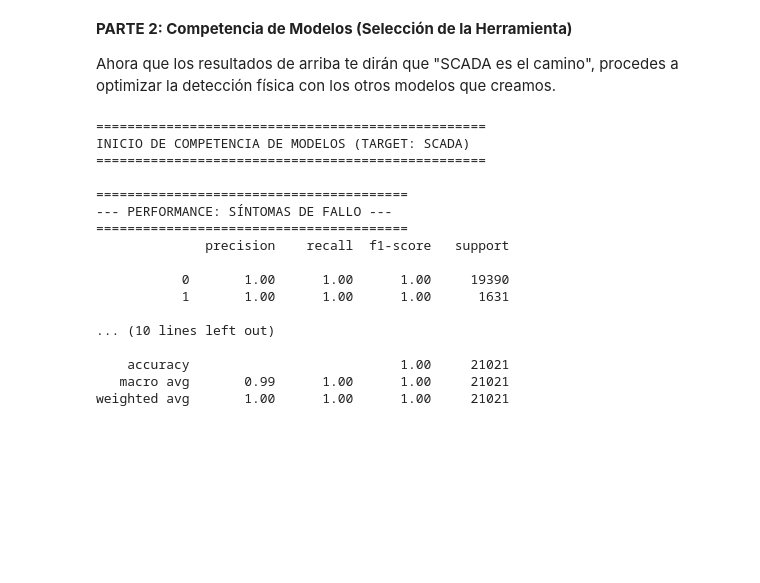
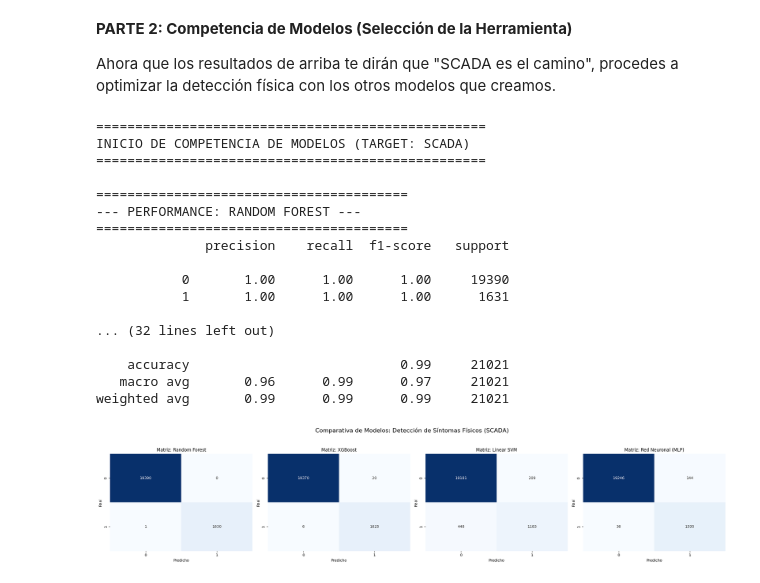
Before and after one commit to BryanInche/27.tfm_enagas_ia, a Jupyter notebook: notebooks/04_Modelado_Supervisado.ipynb, the cells around one changed output. Drawn from its saved outputs; the diff is of its cells as text; code cells hidden in the pictures; blank space fills up the shorter version.

Commit message:
modelos_ml_expe

```diff
--- a/notebooks/04_Modelado_Supervisado.ipynb
+++ b/notebooks/04_Modelado_Supervisado.ipynb
@@ -116,15 +96,21 @@ def entrenar_xgboost(X_train, X_test, y_train, y_test):
     print(classification_report(y_test, y_pred))
     return model, y_pred
 # %%
-from sklearn.svm import SVC
+from sklearn.svm import LinearSVC
+from sklearn.calibration import CalibratedClassifierCV
 
 def entrenar_svm(X_train, X_test, y_train, y_test):
-    # 'balanced' ajusta pesos automáticamente según la frecuencia de clase
-    model = SVC(kernel='rbf', class_weight='balanced', probability=True, random_state=42)
+    # 1. Definimos el modelo lineal rápido
+    # 'dual=False' se recomienda cuando el número de muestras es mayor al de variables
+    base_svc = LinearSVC(class_weight='balanced', random_state=42, max_iter=5000, dual=False)
+
+    # 2. Lo envolvemos para obtener probabilidades (predict_proba)
+    model = CalibratedClassifierCV(base_svc)
+
     model.fit(X_train, y_train)
     y_pred = model.predict(X_test)
 
-    print("\n--- PERFORMANCE: SVM ---")
+    print("\n--- PERFORMANCE: LINEAR SVM (Optimizado) ---")
     print(classification_report(y_test, y_pred))
     return model, y_pred
 # %%
@@ -198,7 +184,7 @@ print("\n" + "="*50)
 print("INICIO DE COMPETENCIA DE MODELOS (TARGET: SCADA)")
 print("="*50)
 # Ejecutar modelos
-model_rf, pred_rf = entrenar_rf(X_train_scada, X_test_scada, y_train_scada, y_test_scada, "SÍNTOMAS DE FALLO" )
+model_rf, pred_rf = entrenar_rf(X_train_scada, X_test_scada, y_train_scada, y_test_scada, "RANDOM FOREST" )
 model_xgb, pred_xgb = entrenar_xgboost(X_train_scada, X_test_scada, y_train_scada, y_test_scada)
 model_svm, pred_svm = entrenar_svm(X_train_scada, X_test_scada, y_train_scada, y_test_scada)
 model_nn, pred_nn = entrenar_mlp_nn(X_train_scada, X_test_scada, y_train_scada, y_test_scada)
@@ -208,15 +194,46 @@ INICIO DE COMPETENCIA DE MODELOS (TARGET: SCADA)
 ==================================================
 
 ========================================
---- PERFORMANCE: SÍNTOMAS DE FALLO ---
+--- PERFORMANCE: RANDOM FOREST ---
 ========================================
               precision    recall  f1-score   support
 
            0       1.00      1.00      1.00     19390
            1       1.00      1.00      1.00      1631
 
-... (10 lines left out)
+... (32 lines left out)
 
-    accuracy                           1.00     21021
-   macro avg       0.99      1.00      1.00     21021
-weighted avg       1.00      1.00      1.00     21021
+    accuracy                           0.99     21021
+   macro avg       0.96      0.99      0.97     21021
+weighted avg       0.99      0.99      0.99     21021
+# %%
+# --- Visualización de la Competencia ---
+import seaborn as sns
+from sklearn.metrics import confusion_matrix
+import matplotlib.pyplot as plt
+
+# 1. Definición de la Función
+def plot_confusion_en_eje(y_real, y_pred, titulo, ax_obj):
+    """
+    Dibuja la matriz de confusión en un eje específico del subplot.
+    """
+    cm = confusion_matrix(y_real, y_pred)
+    sns.heatmap(cm, annot=True, fmt='d', cmap='Blues', ax=ax_obj, cbar=False)
+    ax_obj.set_title(f'Matriz: {titulo}')
+    ax_obj.set_ylabel('Real')
+    ax_obj.set_xlabel('Predicho')
+
+# 2. Visualización de la Competencia
+# --- Visualización de la Competencia (Target: SCADA) ---
+fig, ax = plt.subplots(1, 4, figsize=(24, 5)) # Cambiado a 4 columnas
+
+plot_confusion_en_eje(y_test_scada, pred_rf, "Random Forest", ax[0])
+plot_confusion_en_eje(y_test_scada, pred_xgb, "XGBoost", ax[1])
+plot_confusion_en_eje(y_test_scada, pred_svm, "Linear SVM", ax[2])
+plot_confusion_en_eje(y_test_scada, pred_nn, "Red Neuronal (MLP)", ax[3])
+
+plt.suptitle('Comparativa de Modelos: Detección de Síntomas Físicos (SCADA)', fontsize=16, y=1.05)
+plt.tight_layout()
+plt.show()
+# %% [output]
+[figure, added]
```
Also changed, not shown: parts of 2 cells of this notebook.
